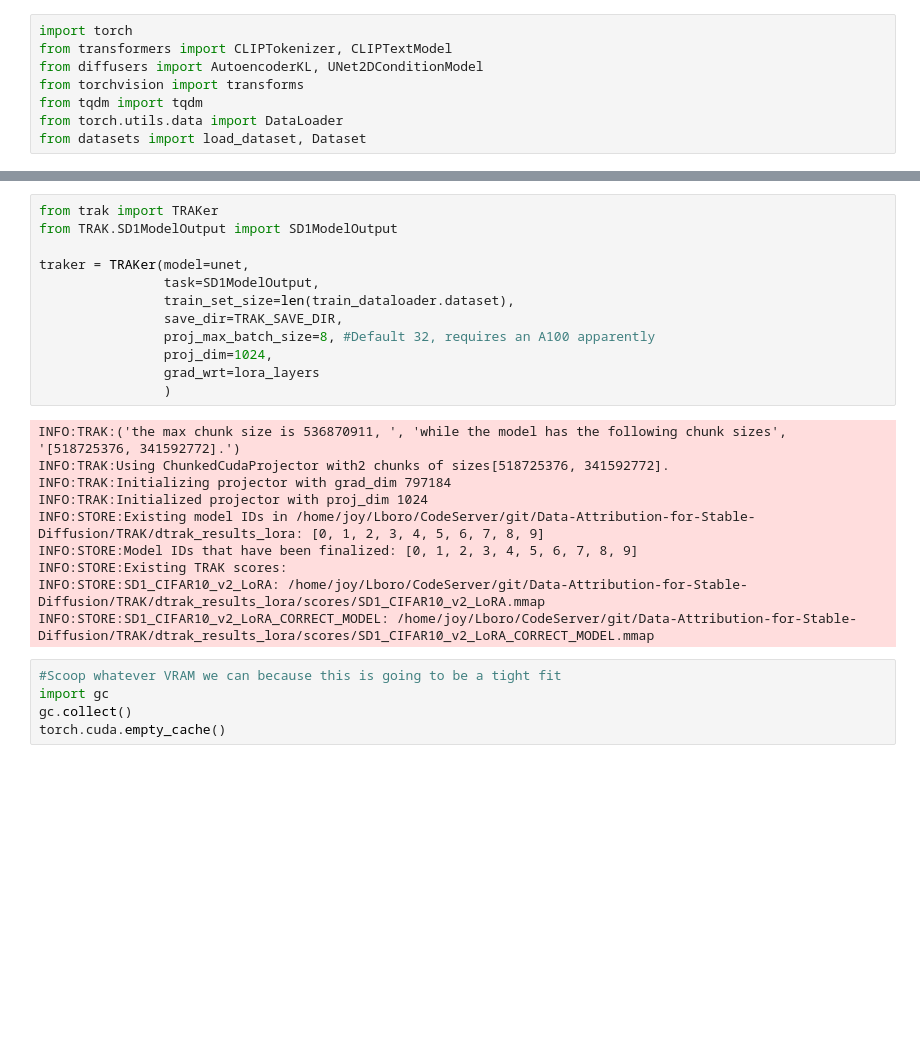
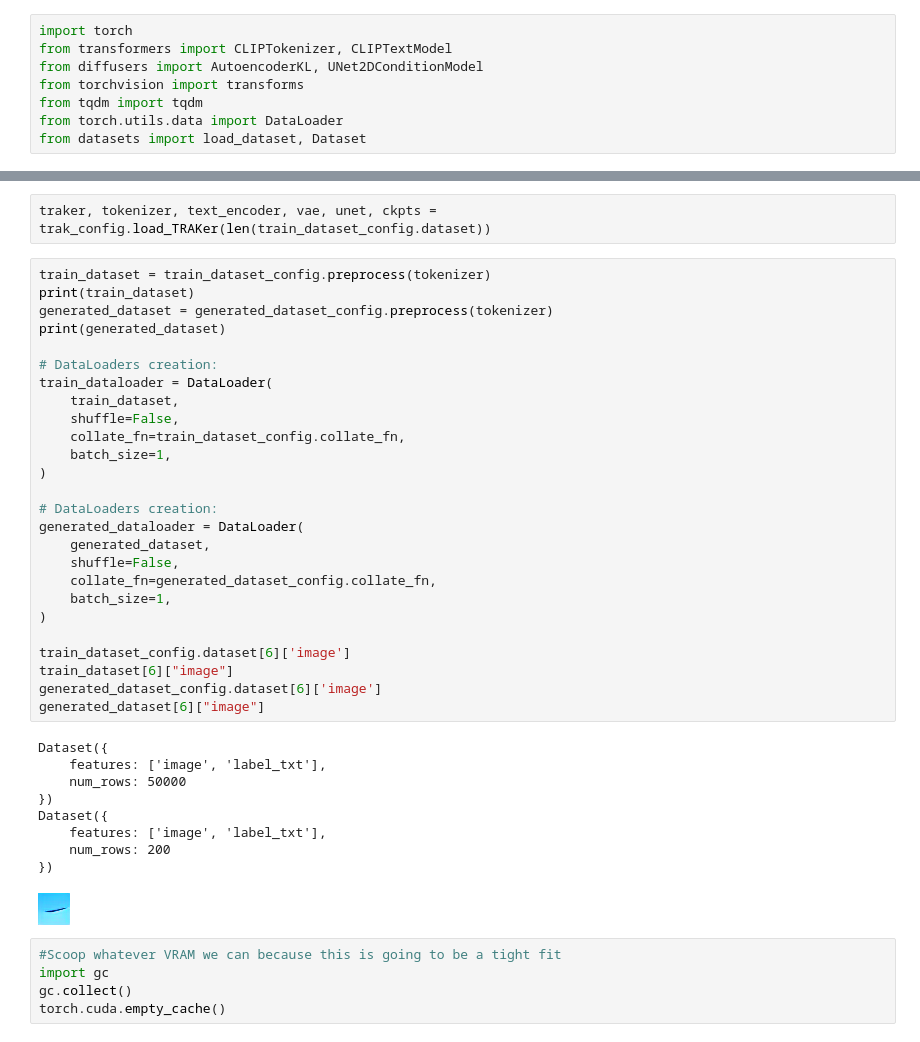
Before and after one commit to Naterjack/Data-Attribution-for-Stable-Diffusion, a Jupyter notebook: SD1_TRAK_Attribution.ipynb, the cells around one changed output, grey strips where cells are left out. Cells and saved outputs as stored; diff of their text form; blank space fills up the shorter version.

```diff
--- a/SD1_TRAK_Attribution.ipynb
+++ b/SD1_TRAK_Attribution.ipynb
@@ -93,25 +51,41 @@ Dataset({
-# %%
-from trak import TRAKer
-from TRAK.SD1ModelOutput import SD1ModelOutput
-
-traker = TRAKer(model=unet,
-                task=SD1ModelOutput,
-                train_set_size=len(train_dataloader.dataset),
-                save_dir=TRAK_SAVE_DIR,
-                proj_max_batch_size=8, #Default 32, requires an A100 apparently
-                proj_dim=1024,
-                grad_wrt=lora_layers
-                )
-# %% [output]
-INFO:TRAK:('the max chunk size is 536870911, ', 'while the model has the following chunk sizes', '[518725376, 341592772].')
-INFO:TRAK:Using ChunkedCudaProjector with2 chunks of sizes[518725376, 341592772].
-INFO:TRAK:Initializing projector with grad_dim 797184
-INFO:TRAK:Initialized projector with proj_dim 1024
-INFO:STORE:Existing model IDs in /home/joy/Lboro/CodeServer/git/Data-Attribution-for-Stable-Diffusion/TRAK/dtrak_results_lora: [0, 1, 2, 3, 4, 5, 6, 7, 8, 9]
-INFO:STORE:Model IDs that have been finalized: [0, 1, 2, 3, 4, 5, 6, 7, 8, 9]
-INFO:STORE:Existing TRAK scores:
-INFO:STORE:SD1_CIFAR10_v2_LoRA: /home/joy/Lboro/CodeServer/git/Data-Attribution-for-Stable-Diffusion/TRAK/dtrak_results_lora/scores/SD1_CIFAR10_v2_LoRA.mmap
-INFO:STORE:SD1_CIFAR10_v2_LoRA_CORRECT_MODEL: /home/joy/Lboro/CodeServer/git/Data-Attribution-for-Stable-Diffusion/TRAK/dtrak_results_lora/scores/SD1_CIFAR10_v2_LoRA_CORRECT_MODEL.mmap
+# %%
+traker, tokenizer, text_encoder, vae, unet, ckpts = trak_config.load_TRAKer(len(train_dataset_config.dataset))
+# %%
+train_dataset = train_dataset_config.preprocess(tokenizer)
+print(train_dataset)
+generated_dataset = generated_dataset_config.preprocess(tokenizer)
+print(generated_dataset)
+
+# DataLoaders creation:
+train_dataloader = DataLoader(
+    train_dataset,
+    shuffle=False,
+    collate_fn=train_dataset_config.collate_fn,
+    batch_size=1,
+)
+
+# DataLoaders creation:
+generated_dataloader = DataLoader(
+    generated_dataset,
+    shuffle=False,
+    collate_fn=generated_dataset_config.collate_fn,
+    batch_size=1,
+)
+
+train_dataset_config.dataset[6]['image']
+train_dataset[6]["image"]
+generated_dataset_config.dataset[6]['image']
+generated_dataset[6]["image"]
+# %% [output]
+Dataset({
+    features: ['image', 'label_txt'],
+    num_rows: 50000
+})
+Dataset({
+    features: ['image', 'label_txt'],
+    num_rows: 200
+})
+[figure, added]
 # %%
 #Scoop whatever VRAM we can because this is going to be a tight fit
 import gc
```
Also changed, not shown: parts of 15 cells of this notebook, 4 other files.
